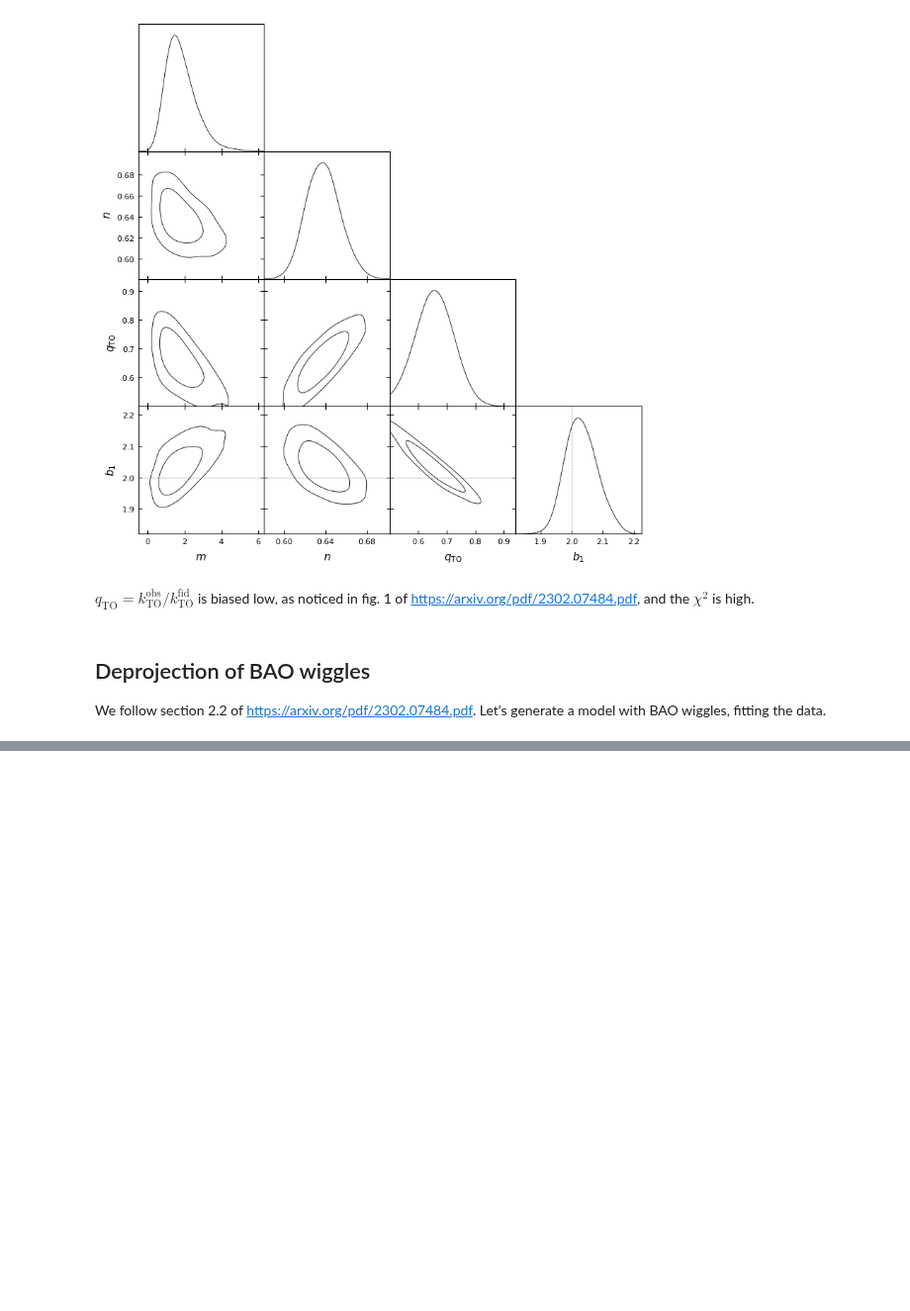
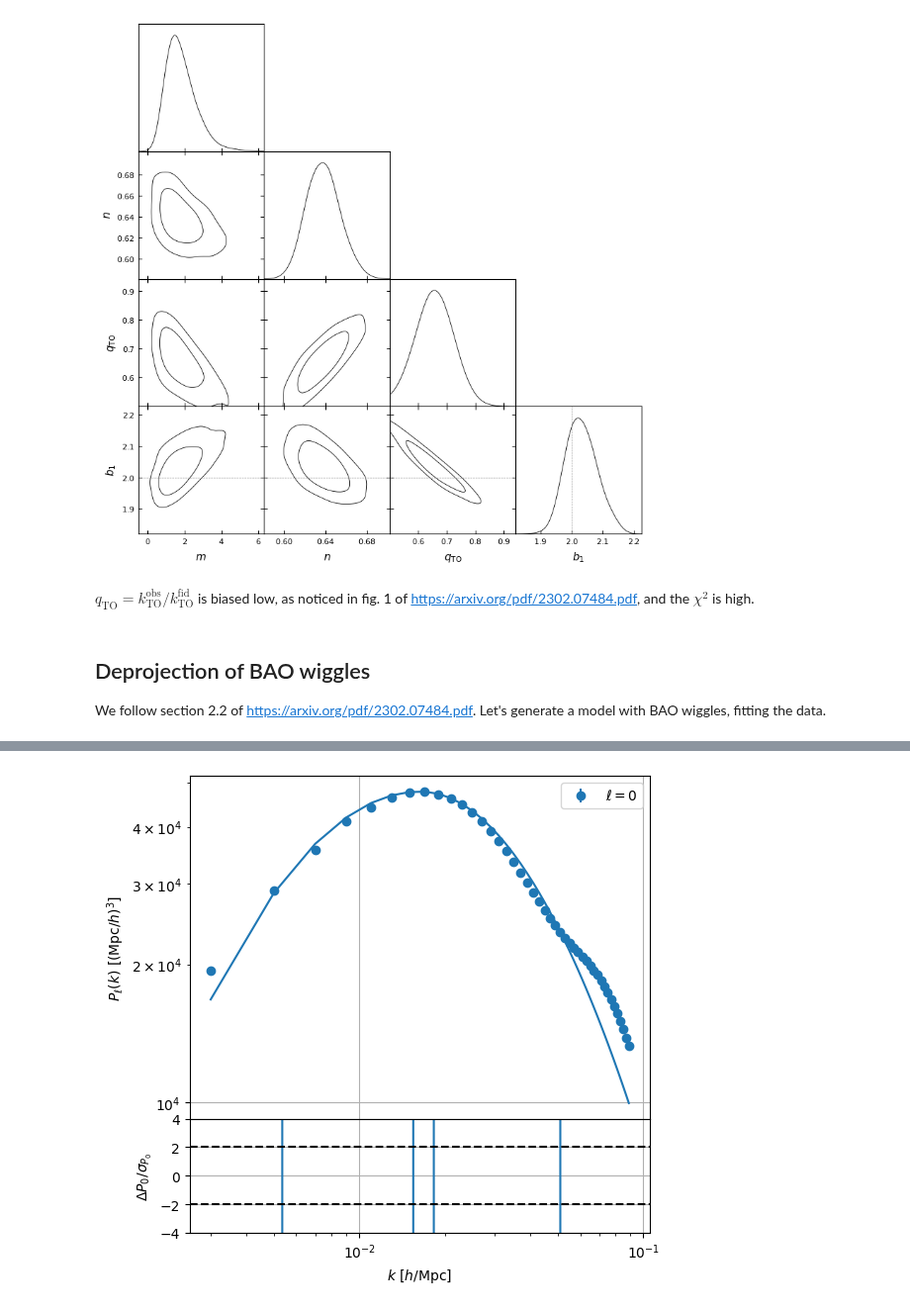
Before and after one commit to cosmodesi/desilike, a Jupyter notebook: nb/turnover_examples.ipynb, the cells around one changed output, grey strips where cells are left out. Shown at 99% size. Cells and saved outputs as stored; diff of their text form; code cells hidden in the pictures; blank space fills up the shorter version.

```diff
--- a/nb/turnover_examples.ipynb
+++ b/nb/turnover_examples.ipynb
@@ -185 +186,6 @@ print(profiles.to_stats(tablefmt='pretty'))
+# %%
+likelihood_temp(**profiles.bestfit.choice(input=True))
+observable_temp.plot(scaling='loglog', show=True);
+# %% [output]
+[figure, added]
 # %%
```
Also changed, not shown: parts of 15 cells of this notebook.
